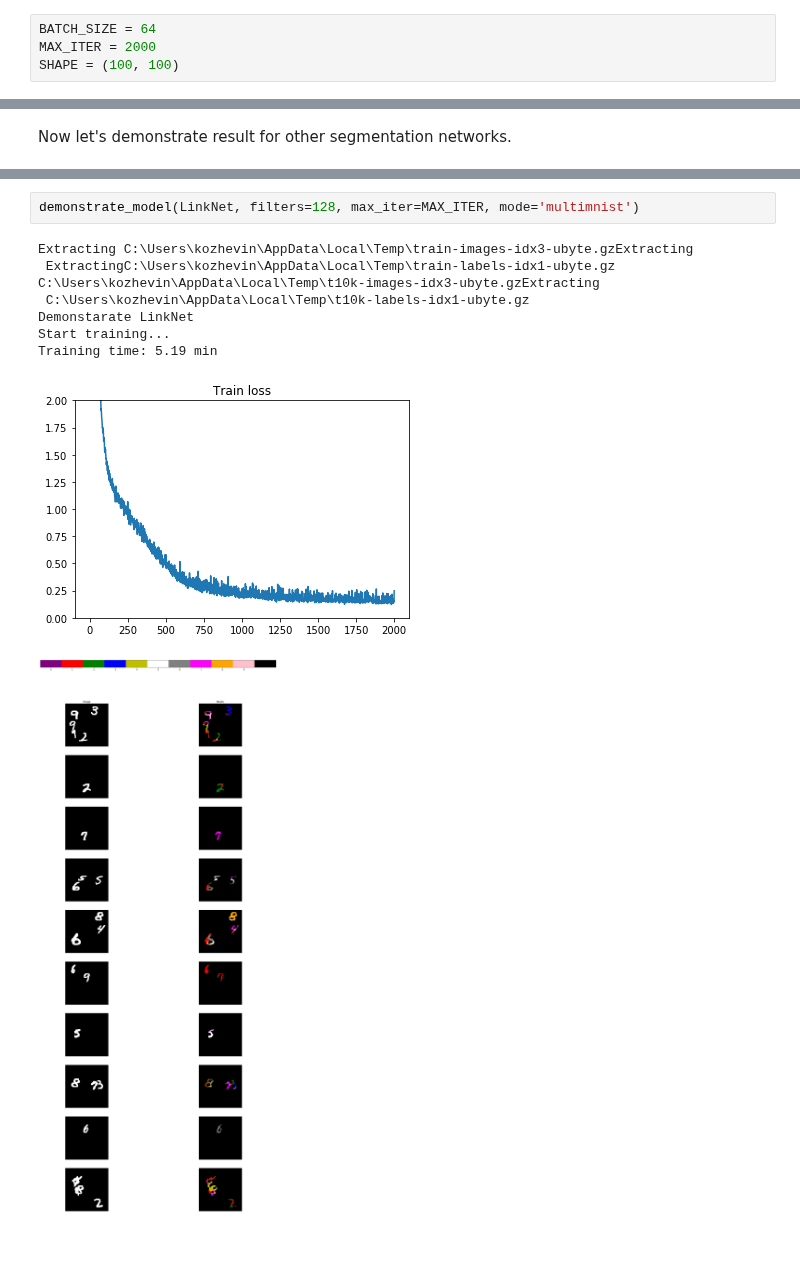
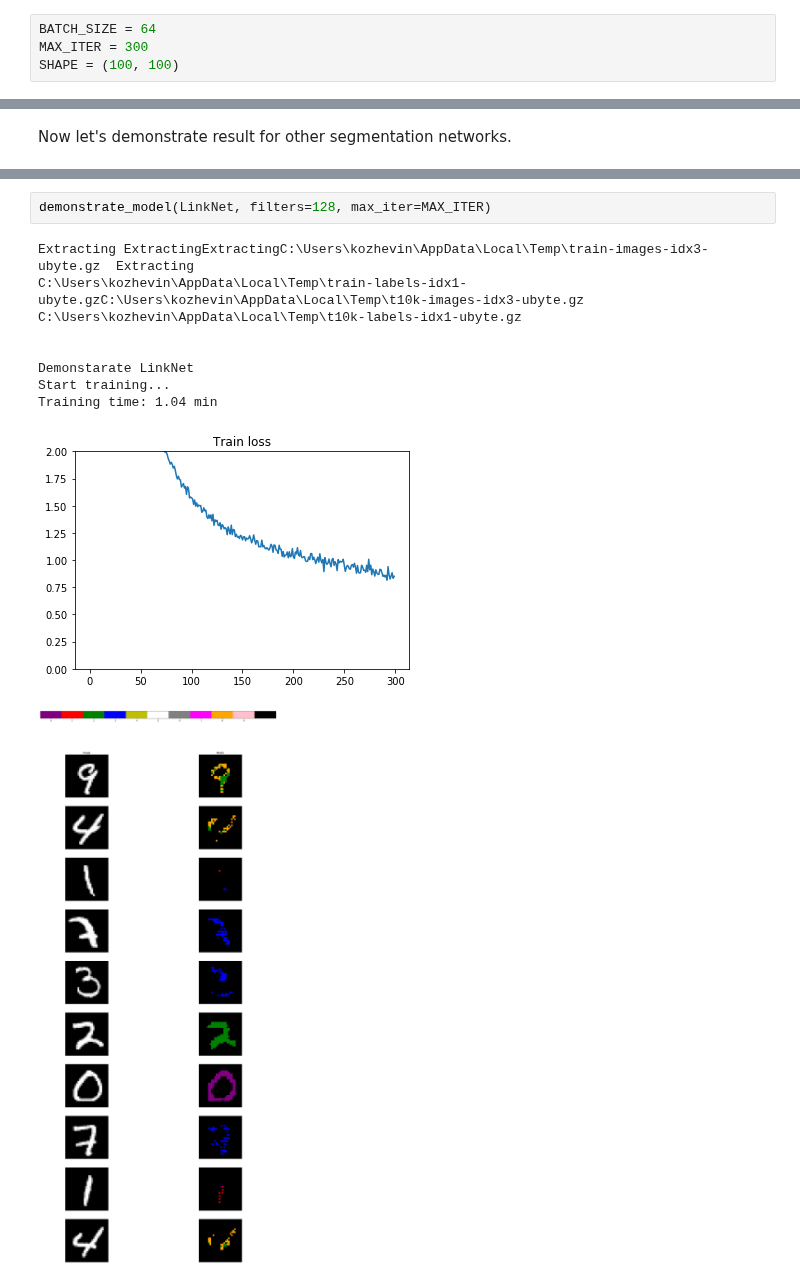
Before and after one commit to analysiscenter/az_training, a Jupyter notebook: alexey_kozhevin/task_02/simple_segmentation_example.ipynb, the cells around one changed output, grey strips where cells are left out. Saved outputs shown, nothing was run; the diff lists cells and outputs as text; blank space fills up the shorter version.

```diff
--- a/alexey_kozhevin/task_02/simple_segmentation_example.ipynb
+++ b/alexey_kozhevin/task_02/simple_segmentation_example.ipynb
@@ -27,7 +29,7 @@ C:\Users\kozhevin\AppData\Local\Temp\train-labels-idx1-ubyte.gzC:\Users\kozhevin
 Define some constants and auxilary function
 # %%
 BATCH_SIZE = 64
-MAX_ITER = 2000
+MAX_ITER = 300
 SHAPE = (100, 100)
 # %% [markdown]
 Create model config
@@ -138,12 +137,12 @@ Training time: 6.62 min
 # %%
-demonstrate_model(LinkNet, filters=128, max_iter=MAX_ITER, mode='multimnist')
+demonstrate_model(LinkNet, filters=128, max_iter=MAX_ITER)
 # %% [output]
-Extracting C:\Users\kozhevin\AppData\Local\Temp\train-images-idx3-ubyte.gzExtracting
- ExtractingC:\Users\kozhevin\AppData\Local\Temp\train-labels-idx1-ubyte.gz
-C:\Users\kozhevin\AppData\Local\Temp\t10k-images-idx3-ubyte.gzExtracting
- C:\Users\kozhevin\AppData\Local\Temp\t10k-labels-idx1-ubyte.gz
+Extracting ExtractingExtractingC:\Users\kozhevin\AppData\Local\Temp\train-images-idx3-ubyte.gz  Extracting
+C:\Users\kozhevin\AppData\Local\Temp\train-labels-idx1-ubyte.gzC:\Users\kozhevin\AppData\Local\Temp\t10k-images-idx3-ubyte.gz C:\Users\kozhevin\AppData\Local\Temp\t10k-labels-idx1-ubyte.gz
+
+
 Demonstarate LinkNet
 Start training...
-Training time: 5.19 min
+Training time: 1.04 min
-[figure, old version]
+[figure, new version]
-[figure, old version]
+[figure, new version]
```
Also changed, not shown: parts of 8 cells of this notebook, 6 other files.
